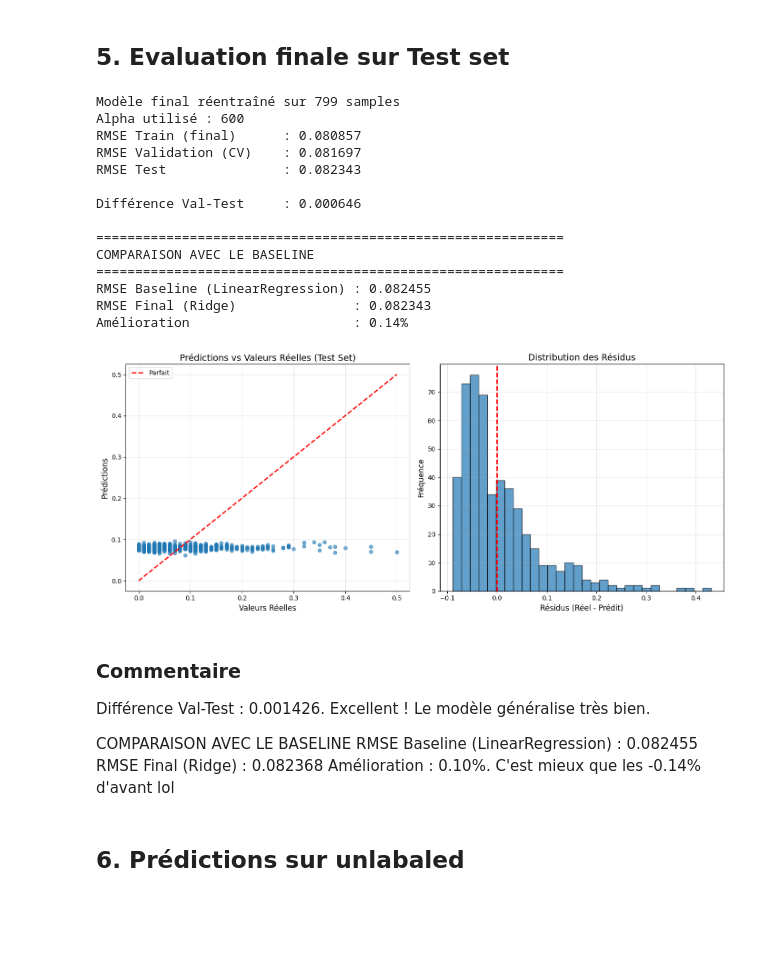
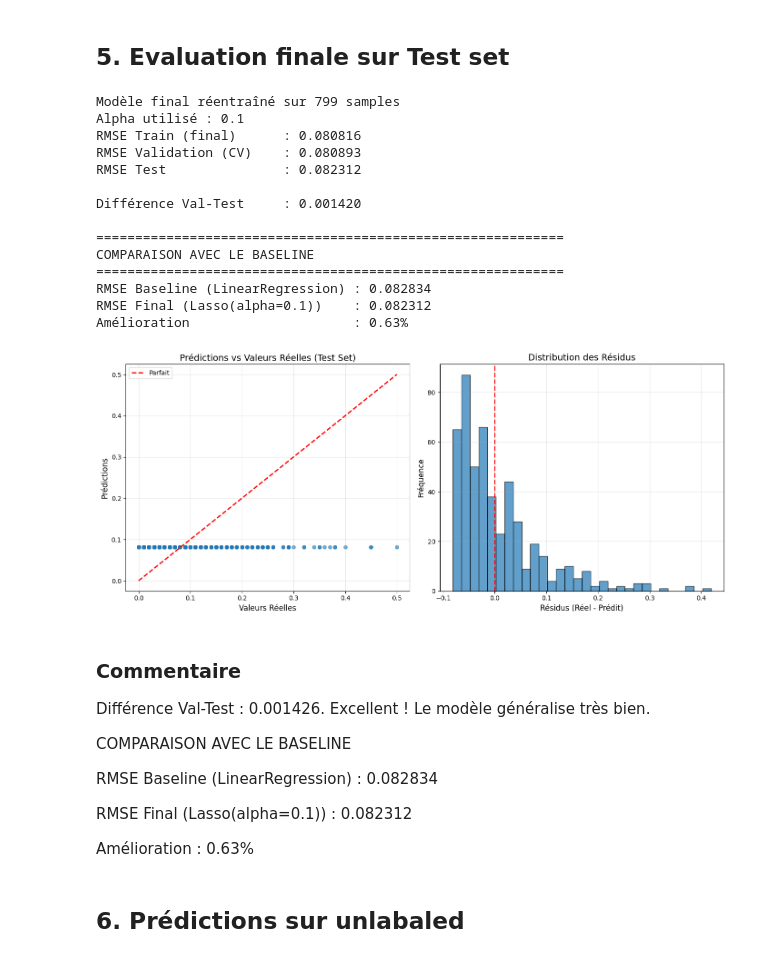
Before and after one commit to mat-bau/ml-project, a Jupyter notebook: notebooks/02_linear_model.ipynb, the cells around one changed output. Saved outputs shown, nothing was run; the diff lists cells and outputs as text; code cells hidden in the pictures; blank space fills up the shorter version.

```diff
--- a/notebooks/02_linear_model.ipynb
+++ b/notebooks/02_linear_model.ipynb
@@ -70,7 +70,7 @@ y_test: (499, 1)
 # %%
 TEST_SIZE = 0.2
 RANDOM_STATE = 42
-SHUFFLE = True
+SHUFFLE = False
 # %% [markdown]
 ## 2. Baseline model
 
@@ -429,13 +429,13 @@ On voit que le RMSE passe de 0.0795 (baseline model) à 0.07895 (meilleur modele
 On veut trouver le meilleur alpha, on a vu a la main ce que ca donnait maintenant on va passer à de l'automatisation via la cross-validation.
 # %%
 param_grid = {
-    'alpha': [1, 10, 600]
+    'alpha': [0.1, 0.01, 1, 10, 600]
 }
 # best alpha à retenir pour l'instant 600  -> 14% par rapport à baseline
 grid_search = GridSearchCV(
-    estimator=Ridge(),
+    estimator=Lasso(),
     param_grid=param_grid,
-    cv=5,  # 5-fold cross-validation
+    cv=10,  # 5-fold cross-validation
     scoring='neg_mean_squared_error',
     n_jobs=-1,  # Utiliser tous les CPU disponibles
     verbose=1
@@ -490,5 +490,5 @@ plt.show()
 # Récupérer le meilleur modèle
 best_model = grid_search.best_estimator_
 
-print(f"\nMeilleur modèle sélectionné : Ridge(alpha={best_alpha})")
+print(f"\nMeilleur modèle sélectionné : {best_model}")
 # %% [output]
@@ -598,8 +512,7 @@ Coefficients dans le modèle Ridge :
 # %% [markdown]
 ## 5. Evaluation finale sur Test set
 # %%
-# Réentraîner le meilleur modèle sur TOUT le train set (train + validation réunis)
-final_model = Ridge(alpha=best_alpha)
+final_model = best_model
 final_model.fit(X_train_split_prep, y_train_split)
 
 print(f"\nModèle final réentraîné sur {len(X_train_split_prep)} samples")
@@ -632,7 +545,7 @@ print("\n" + "=" * 60)
 print("COMPARAISON AVEC LE BASELINE")
 print("=" * 60)
 print(f"RMSE Baseline (LinearRegression) : {baseline_test_rmse:.6f}")
-print(f"RMSE Final (Ridge)               : {test_rmse:.6f}")
+print(f"RMSE Final ({final_model})    : {test_rmse:.6f}")
 print(f"Amélioration                     : {improvement:.2f}%")
 
 # Visualisation : Prédictions vs Réel
@@ -640,50 +553,54 @@ plt.figure(figsize=(14, 6))
 
 # Subplot 1 : Scatter plot
 plt.subplot(1, 2, 1)
 plt.scatter(y_test.values.ravel(), y_test_pred, alpha=0.6, s=30)
 plt.plot([y_test.min(), y_test.max()], [y_test.min(), y_test.max()], 'r--', lw=2, label='Parfait')
 plt.xlabel('Valeurs Réelles', fontsize=12)
 plt.ylabel('Prédictions', fontsize=12)
 plt.title('Prédictions vs Valeurs Réelles (Test Set)', fontsize=14)
 plt.legend()
 plt.grid(alpha=0.3)
 
 # Subplot 2 : Distribution des résidus
 residuals = y_test.values.ravel() - y_test_pred
 plt.subplot(1, 2, 2)
 plt.hist(residuals, bins=30, alpha=0.7, edgecolor='black')
 plt.axvline(x=0, color='r', linestyle='--', linewidth=2)
 plt.xlabel('Résidus (Réel - Prédit)', fontsize=12)
 plt.ylabel('Fréquence', fontsize=12)
 plt.title('Distribution des Résidus', fontsize=14)
 plt.grid(alpha=0.3)
 
 plt.tight_layout()
 plt.show()
 # %% [output]
 Modèle final réentraîné sur 799 samples
-Alpha utilisé : 600
-RMSE Train (final)      : 0.080857
-RMSE Validation (CV)    : 0.081697
-RMSE Test               : 0.082343
+Alpha utilisé : 0.1
+RMSE Train (final)      : 0.080816
+RMSE Validation (CV)    : 0.080893
+RMSE Test               : 0.082312
 
-Différence Val-Test     : 0.000646
+Différence Val-Test     : 0.001420
 
 ============================================================
 COMPARAISON AVEC LE BASELINE
 ============================================================
-RMSE Baseline (LinearRegression) : 0.082455
-RMSE Final (Ridge)               : 0.082343
-Amélioration                     : 0.14%
+RMSE Baseline (LinearRegression) : 0.082834
+RMSE Final (Lasso(alpha=0.1))    : 0.082312
+Amélioration                     : 0.63%
-[figure, old version]
+[figure, new version]
 # %% [markdown]
 ### Commentaire
+
 Différence Val-Test     : 0.001426. Excellent ! Le modèle généralise très bien.
 
 COMPARAISON AVEC LE BASELINE
-RMSE Baseline (LinearRegression) : 0.082455
-RMSE Final (Ridge)               : 0.082368
-Amélioration                     : 0.10%. C'est mieux que les -0.14% d'avant lol
+
+RMSE Baseline (LinearRegression) : 0.082834
+
+RMSE Final (Lasso(alpha=0.1))    : 0.082312
+
+Amélioration                     : 0.63%
 # %% [markdown]
 ## 6. Prédictions sur unlabaled
 # %%
```
Also changed, not shown: parts of 9 cells of this notebook, 5 other files.
